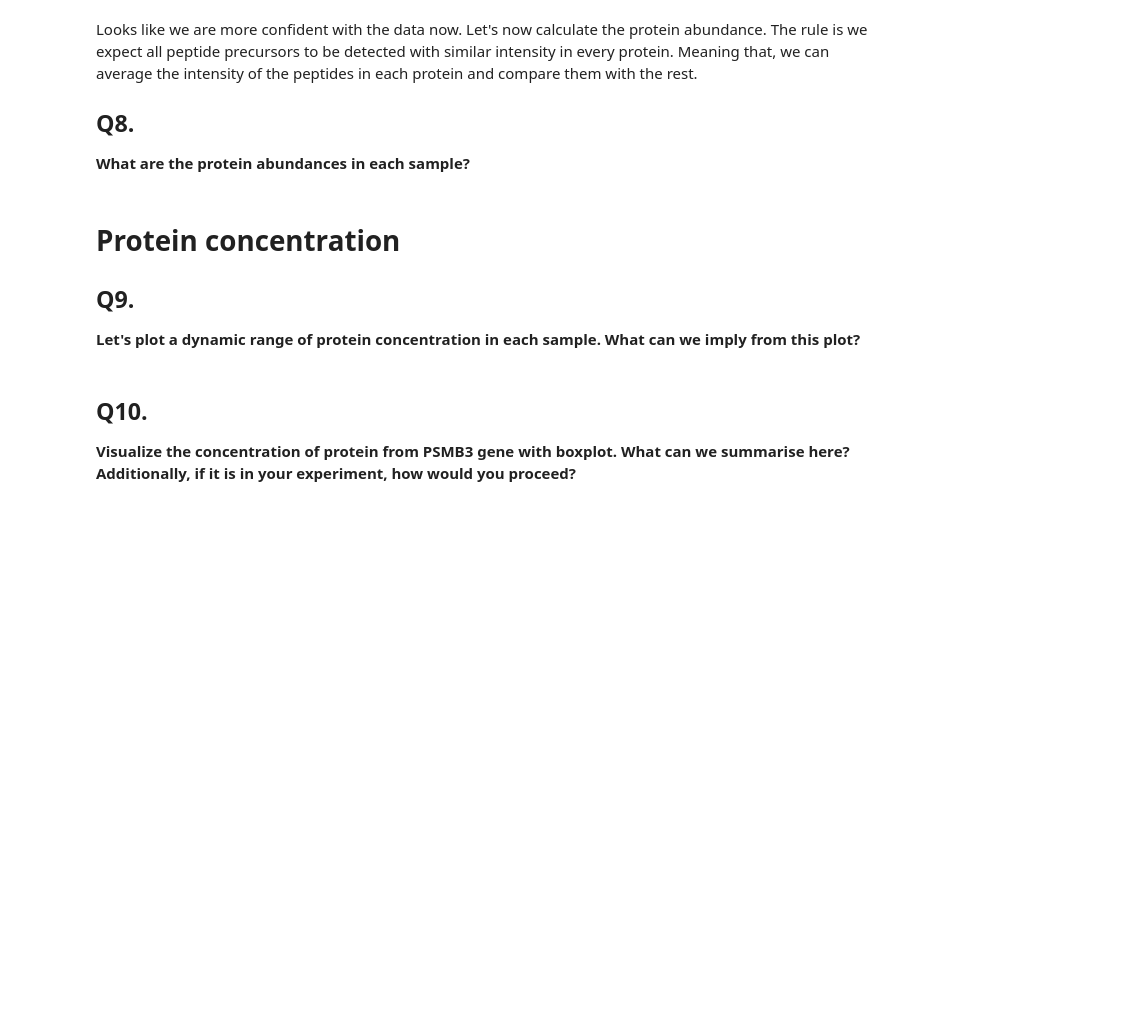
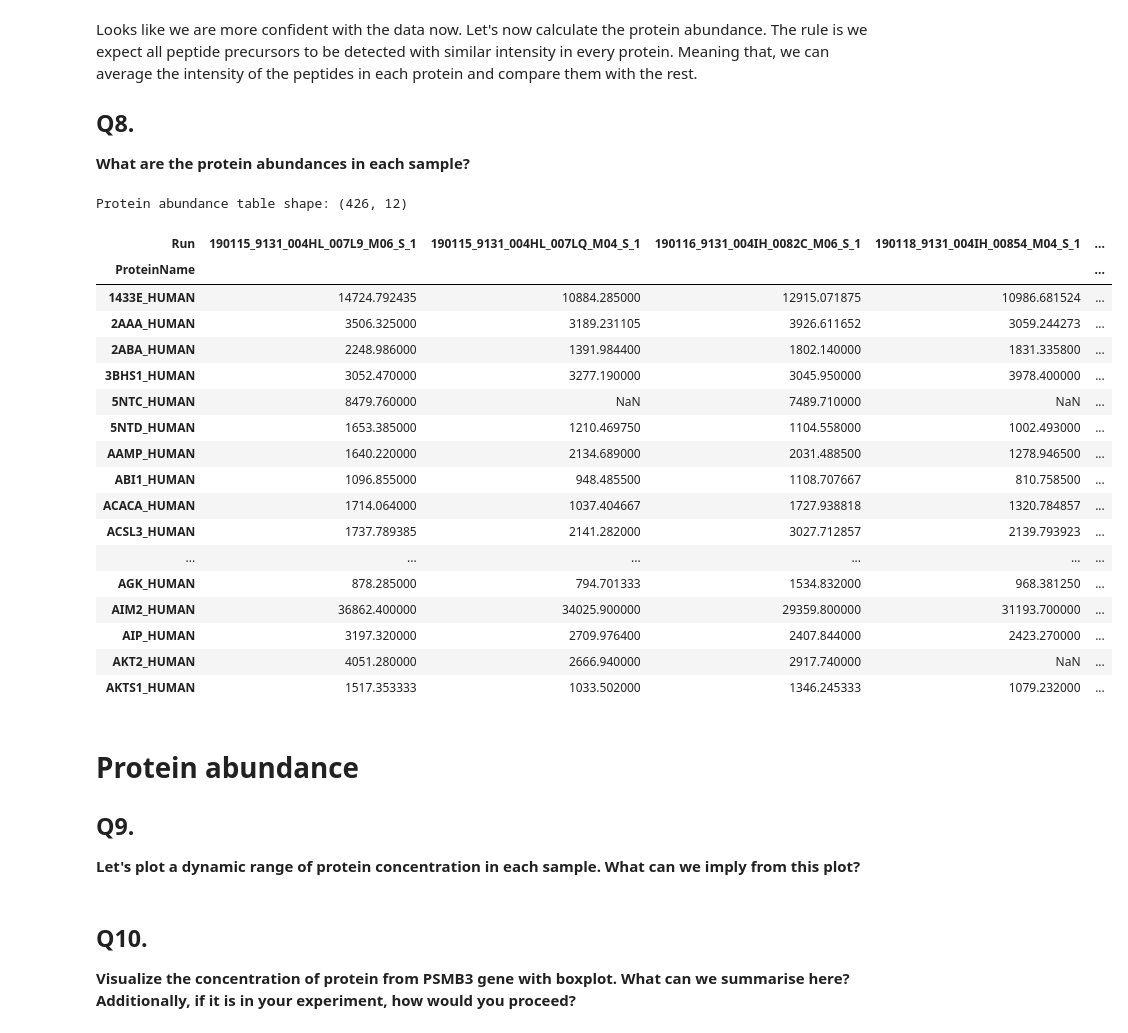
Before and after one commit to thanadol-git/CB2110, a Jupyter notebook: lab2/lab2.ipynb, the cells around one changed output. Cells and saved outputs as stored; diff of their text form; code cells hidden in the pictures; blank space fills up the shorter version.

```diff
--- a/lab2/lab2.ipynb
+++ b/lab2/lab2.ipynb
@@ -193,0 +388,17 @@ ms_result_filt = ms_result.merge(filter_pept, on=['PeptideSequence', 'PrecursorC
+# %%
+# For each peptide row, calculate the percentage of non-NaN values across runs (samples)
+non_nan_fraction = select_pept.notna().sum(axis=1) / select_pept.shape[1] * 100
+display(non_nan_fraction.head())
+
+# DataFrame of peptides/charge that have more than 50% non-NaN values
+filter_pept = select_pept[non_nan_fraction > 50]
+
+# Print the first 5 rows of the filtered peptides
+display(filter_pept.head())
+
+# Get MultiIndex levels as columns for filtering and counting
+filter_pept_reset = filter_pept.reset_index()
+
+# How many unique proteins and peptides are left?
+print(f"Number of unique proteins: {filter_pept_reset['ProteinName'].nunique()}")
+print(f"Number of unique peptides: {filter_pept_reset['PeptideSequence'].nunique()}")
@@ -198,7 +426,39 @@ Looks like we are more confident with the data now. Let's now calculate the prot
 **What are the protein abundances in each sample?**
 # %%
 # Hint: groupby() and .mean()
+# %%
+# Delete!
+# Calculate protein abundance in each sample:
+# For each protein (ProteinName), take the mean intensity across all its peptides for each run (sample).
+# This gives a DataFrame with ProteinName as index, columns as runs, values as mean intensities (protein abundance).
+
+# Compute abundance by averaging across peptides for each protein in every run.
+prot_level = filter_pept.groupby(['ProteinName']).mean()
+
+# Show a summary: shape and preview
+print("Protein abundance table shape:", prot_level.shape)
+display(prot_level.head(20))
+# %% [output]
+Protein abundance table shape: (426, 12)
+| Run | 190115_9131_004HL_007L9_M06_S_1 | 190115_9131_004HL_007LQ_M04_S_1 | 190116_9131_004IH_0082C_M06_S_1 | 190118_9131_004IH_00854_M04_S_1 | ... |
+| ProteinName |  |  |  |  | ... |
+| 1433E_HUMAN | 14724.792435 | 10884.285000 | 12915.071875 | 10986.681524 | ... |
+| 2AAA_HUMAN | 3506.325000 | 3189.231105 | 3926.611652 | 3059.244273 | ... |
+| 2ABA_HUMAN | 2248.986000 | 1391.984400 | 1802.140000 | 1831.335800 | ... |
+| 3BHS1_HUMAN | 3052.470000 | 3277.190000 | 3045.950000 | 3978.400000 | ... |
+| 5NTC_HUMAN | 8479.760000 | NaN | 7489.710000 | NaN | ... |
+| 5NTD_HUMAN | 1653.385000 | 1210.469750 | 1104.558000 | 1002.493000 | ... |
+| AAMP_HUMAN | 1640.220000 | 2134.689000 | 2031.488500 | 1278.946500 | ... |
+| ABI1_HUMAN | 1096.855000 | 948.485500 | 1108.707667 | 810.758500 | ... |
+| ACACA_HUMAN | 1714.064000 | 1037.404667 | 1727.938818 | 1320.784857 | ... |
+| ACSL3_HUMAN | 1737.789385 | 2141.282000 | 3027.712857 | 2139.793923 | ... |
+| ... | ... | ... | ... | ... | ... |
+| AGK_HUMAN | 878.285000 | 794.701333 | 1534.832000 | 968.381250 | ... |
+| AIM2_HUMAN | 36862.400000 | 34025.900000 | 29359.800000 | 31193.700000 | ... |
+| AIP_HUMAN | 3197.320000 | 2709.976400 | 2407.844000 | 2423.270000 | ... |
+| AKT2_HUMAN | 4051.280000 | 2666.940000 | 2917.740000 | NaN | ... |
+| AKTS1_HUMAN | 1517.353333 | 1033.502000 | 1346.245333 | 1079.232000 | ... |
 # %% [markdown]
-# Protein concentration
+# Protein abundance
 ## Q9.
 **Let's plot a dynamic range of protein concentration in each sample. What can we imply from this plot?**
```
Also changed, not shown: parts of 18 cells of this notebook.
